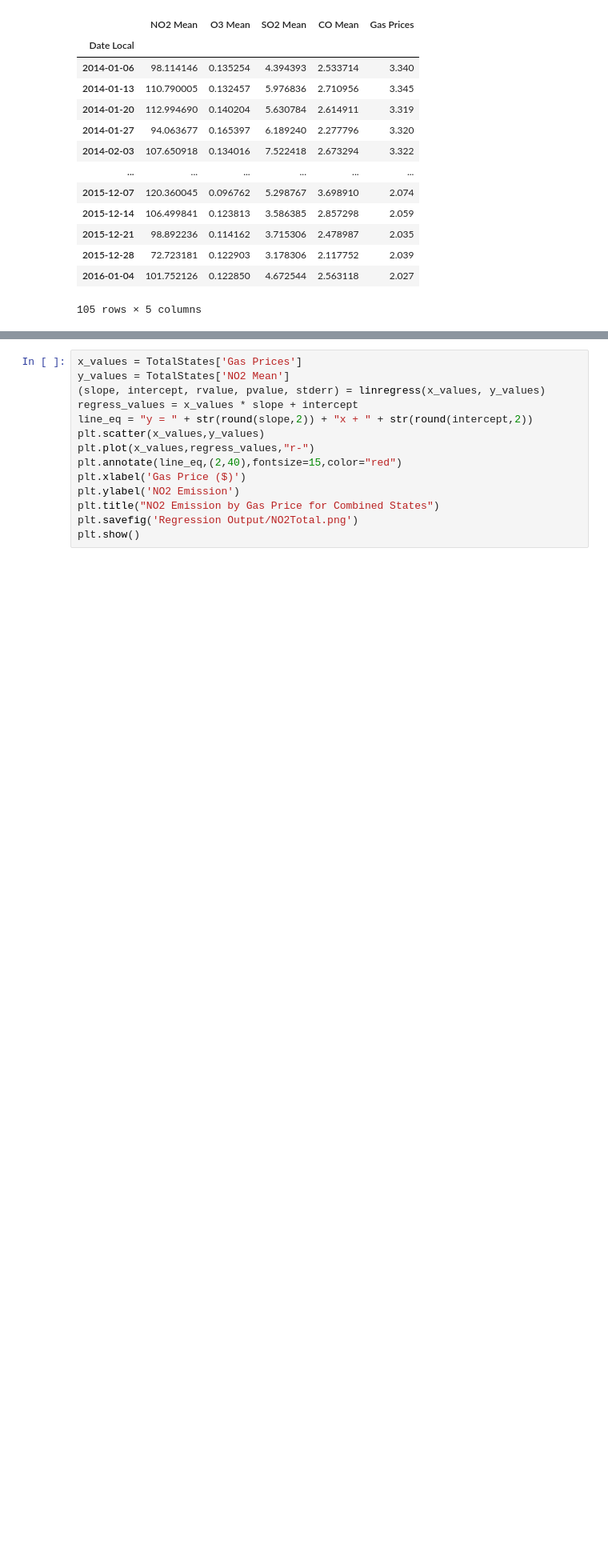
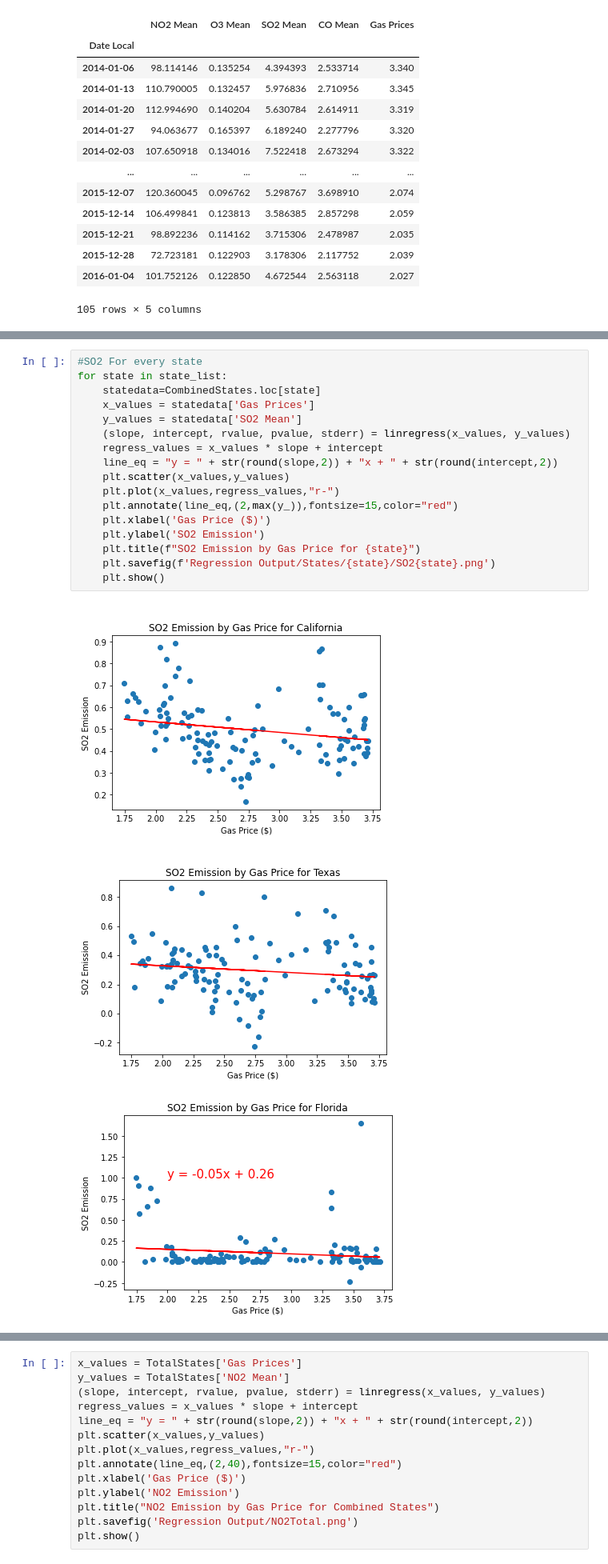
Before and after one commit to jpraasch/GroupProject1, a Jupyter notebook: Data_Analysis.ipynb, the cells around one changed output, grey strips where cells are left out. Shown at 80% size. Cells and saved outputs as stored; diff of their text form; blank space fills up the shorter version.

```diff
--- a/Data_Analysis.ipynb
+++ b/Data_Analysis.ipynb
@@ -334,0 +353,21 @@ CombinedStates
+# %%
+#SO2 For every state
+for state in state_list:
+    statedata=CombinedStates.loc[state]
+    x_values = statedata['Gas Prices']
+    y_values = statedata['SO2 Mean']
+    (slope, intercept, rvalue, pvalue, stderr) = linregress(x_values, y_values)
+    regress_values = x_values * slope + intercept
+    line_eq = "y = " + str(round(slope,2)) + "x + " + str(round(intercept,2))
+    plt.scatter(x_values,y_values)
+    plt.plot(x_values,regress_values,"r-")
+    plt.annotate(line_eq,(2,max(y_)),fontsize=15,color="red")
+    plt.xlabel('Gas Price ($)')
+    plt.ylabel('SO2 Emission')
+    plt.title(f"SO2 Emission by Gas Price for {state}")
+    plt.savefig(f'Regression Output/States/{state}/SO2{state}.png')
+    plt.show()
+# %% [output]
+[figure, added]
+[figure, added]
+[figure, added]
```
Also changed, not shown: parts of 5 cells of this notebook, 28 other files.
